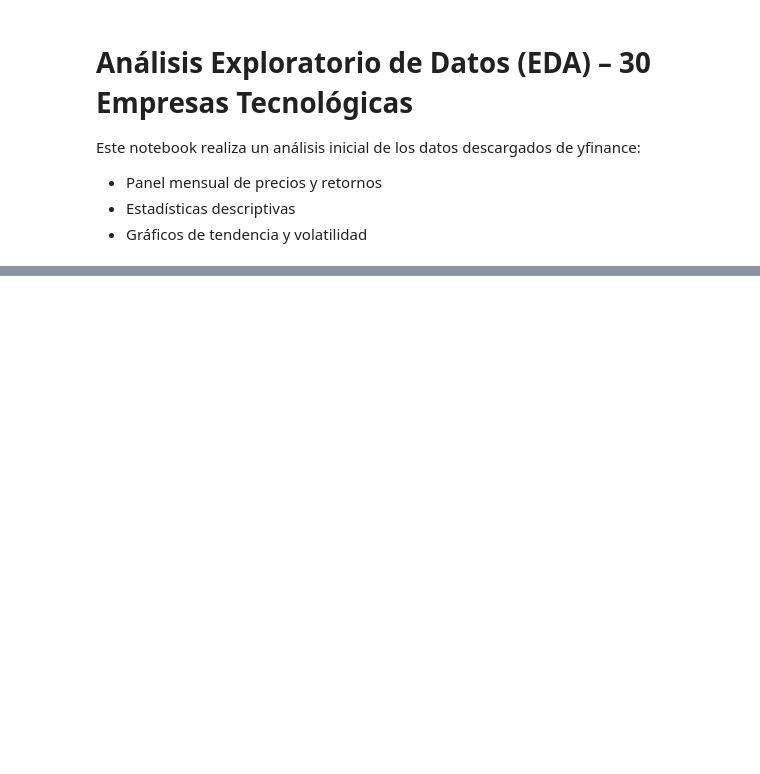
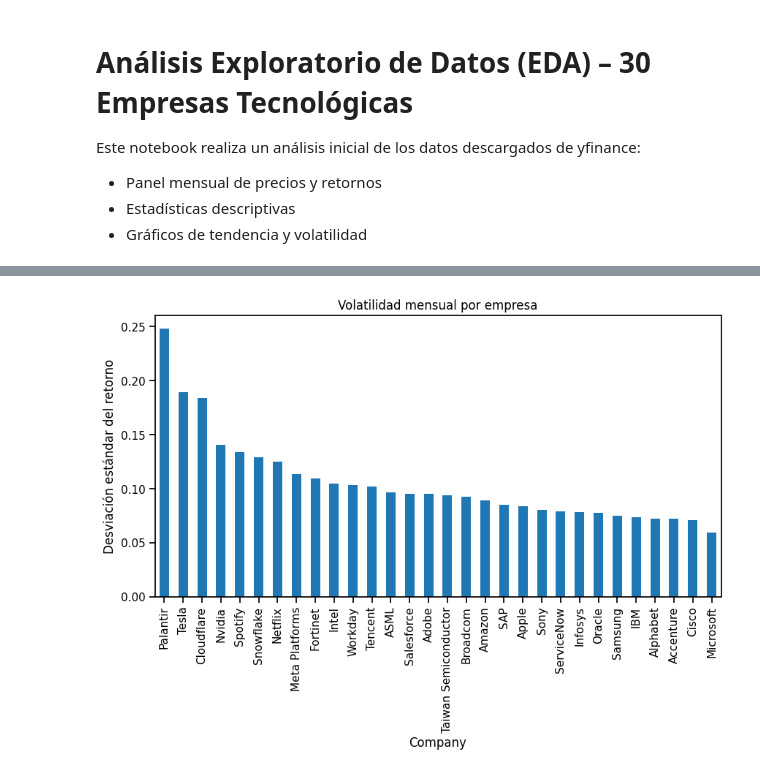
Before and after one commit to fabio2k3/AlphaTech-Analyzer, a Jupyter notebook: notebooks/eda.ipynb, the cells around one changed output, grey strips where cells are left out. Cells and saved outputs as stored; diff of their text form; code cells hidden in the pictures; blank space fills up the shorter version.

```diff
--- a/notebooks/eda.ipynb
+++ b/notebooks/eda.ipynb
@@ -85,0 +117,10 @@ plt.show()
+# %%
+vol_df = panel_df.groupby("Company")["Return"].std().sort_values(ascending=False)
+
+plt.figure(figsize=(10,5))
+vol_df.plot(kind="bar")
+plt.title("Volatilidad mensual por empresa")
+plt.ylabel("Desviación estándar del retorno")
+plt.show()
+# %% [output]
+[figure, added]
```
Also changed, not shown: parts of 14 cells of this notebook.
